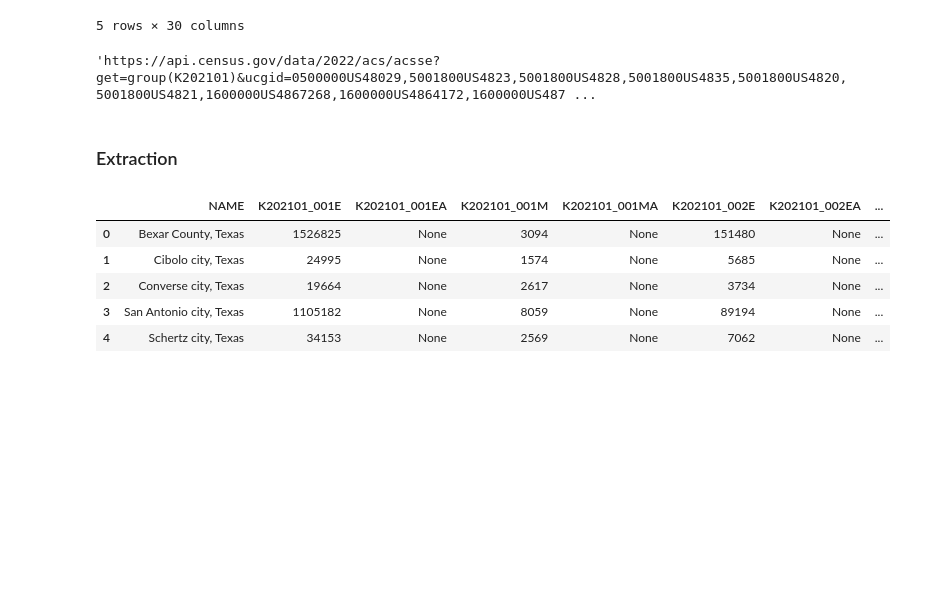
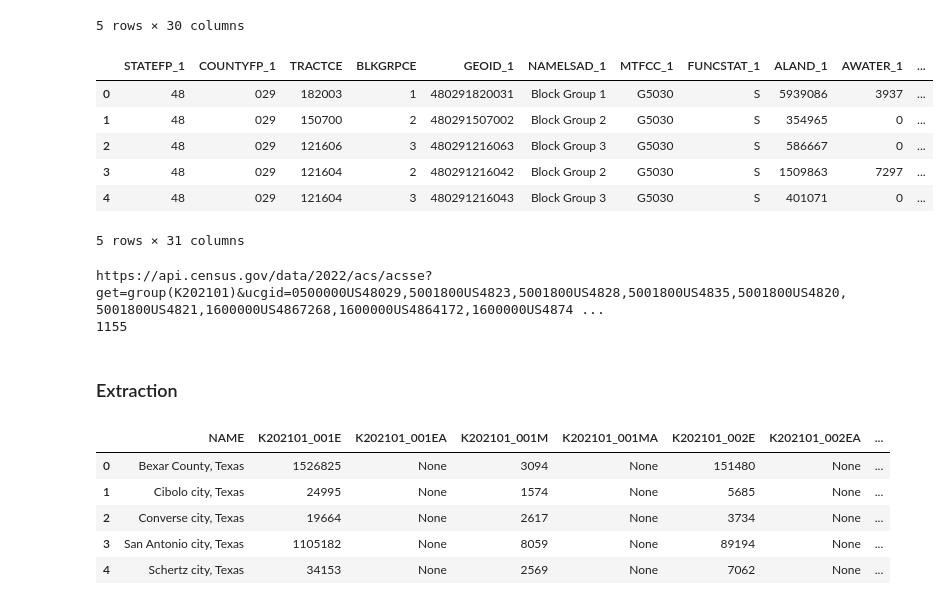
Before and after one commit to hector-torres/DemographicResearch, a Jupyter notebook: ETL_notebooks/census_bureau__acs__ETL.ipynb, the cells around one changed output. Saved outputs shown, nothing was run; the diff lists cells and outputs as text; code cells hidden in the pictures; blank space fills up the shorter version.

```diff
--- a/ETL_notebooks/census_bureau__acs__ETL.ipynb
+++ b/ETL_notebooks/census_bureau__acs__ETL.ipynb
@@ -63,3 +63,9 @@ import warnings
 import requests
 import os
 import sqlalchemy
+# %%
+# combines state FIPS and county FIPS codes into one string inside list object
+county_or_counties = []
+for index, state_code in enumerate(state_fips):
+    county_or_counties.append(state_code + county_fips[index])
+county_or_counties
@@ -268,25 +293,50 @@ if survey == 'acs5':
 # %%
-# todo: if acs5, block groups
-if survey == 'acs5':
-    block_group_gdf = gpd.read_file()
+# loads GeoDataFrame from Shapefiles for `PUMA20` geographies based on reference geographies
+block_group_gdf = gpd.read_file(f'../data/geospatial_files/shapefiles/census_bureau/block_groups/{year}/tl_{year}_{state_fips[0]}_bg.shp')
+block_group_gdf.set_crs(epsg='3395', inplace=True)
+# creates an overlay that keeps only polygons that exist in both our target geography and the block group geographies
+with warnings.catch_warnings():
+    warnings.simplefilter("ignore")
+    block_group_by_county_gdf = block_group_gdf.overlay(target_counties_gdf, how='intersection')
+# creates list of UCGIDs to use as inputs for API caller
+block_group_by_county_ucgid_list = list('1500000US' + block_group_by_county_gdf['GEOID_1'])
+
+block_group_by_county_gdf.head()
+# %% [output]
+|  | STATEFP_1 | COUNTYFP_1 | TRACTCE | BLKGRPCE | GEOID_1 | NAMELSAD_1 | MTFCC_1 | FUNCSTAT_1 | ALAND_1 | AWATER_1 | ... |
+| 0 | 48 | 029 | 182003 | 1 | 480291820031 | Block Group 1 | G5030 | S | 5939086 | 3937 | ... |
+| 1 | 48 | 029 | 150700 | 2 | 480291507002 | Block Group 2 | G5030 | S | 354965 | 0 | ... |
+| 2 | 48 | 029 | 121606 | 3 | 480291216063 | Block Group 3 | G5030 | S | 586667 | 0 | ... |
+| 3 | 48 | 029 | 121604 | 2 | 480291216042 | Block Group 2 | G5030 | S | 1509863 | 7297 | ... |
+| 4 | 48 | 029 | 121604 | 3 | 480291216043 | Block Group 3 | G5030 | S | 401071 | 0 | ... |
+5 rows × 31 columns
 # %%
 # iterates through DataFrame of tables being collected AND through the list of geoIDs collected from all targeted geographies to create an API URL call for each
-base_url = f'https://api.census.gov/data/{year}/acs/{survey}'
+api_call_url_list = []
 
-# combines all UCGIDs into one list
-ucgid_list = county_ucgids_list + congressional_districts_by_county_ucgid_list + places_by_county_ucgid_list + pumas_by_county_ucgid_list
+for survey in surveys:
+    base_url = f'https://api.census.gov/data/{year}/acs/{survey}'
 
-api_call_url_list = []
-# iterates through tables DataFrame
-for index, row in tables_df.iterrows():
-    # iterates through each UCGID in combined UCGID list
-    for county in county_ucgids_list:
-        data_url = f'{base_url}?get=group({row["name"]})&ucgid={",".join(ucgid_list)}'
-        api_call_url_list.append(data_url)
+    # combines all UCGIDs into one list
+    if survey == 'accse':
+        ucgid_list = county_ucgids_list + congressional_districts_by_county_ucgid_list + places_by_county_ucgid_list + pumas_by_county_ucgid_list
+    elif survey == 'acs5':
+        ucgid_list = block_group_by_county_ucgid_list
 
-api_call_url_list[0]
+    # iterates through tables DataFrame
+    for index, row in acs_data_dict[f'{survey}_tables_df'].iterrows():
+    # for index, row in tables_df.iterrows():
+        # iterates through each UCGID in combined UCGID list using `county` as base geography
+        for county in county_ucgids_list:
+        # for ucgid in ucgid_list:
+            data_url = f'{base_url}?get=group({row["name"]})&ucgid={",".join(ucgid_list)}'
+            api_call_url_list.append(data_url)
+
+print(api_call_url_list[0])
+print(len(api_call_url_list))
 # %% [output]
-'https://api.census.gov/data/2022/acs/acsse?get=group(K202101)&ucgid=0500000US48029,5001800US4823,5001800US4828,5001800US4835,5001800US4820,5001800US4821,1600000US4867268,1600000US4864172,1600000US487 ...
+https://api.census.gov/data/2022/acs/acsse?get=group(K202101)&ucgid=0500000US48029,5001800US4823,5001800US4828,5001800US4835,5001800US4820,5001800US4821,1600000US4867268,1600000US4864172,1600000US4874 ...
+1155
 # %% [markdown]
 ### Extraction
 # %%
```
Also changed, not shown: parts of 12 cells of this notebook.
